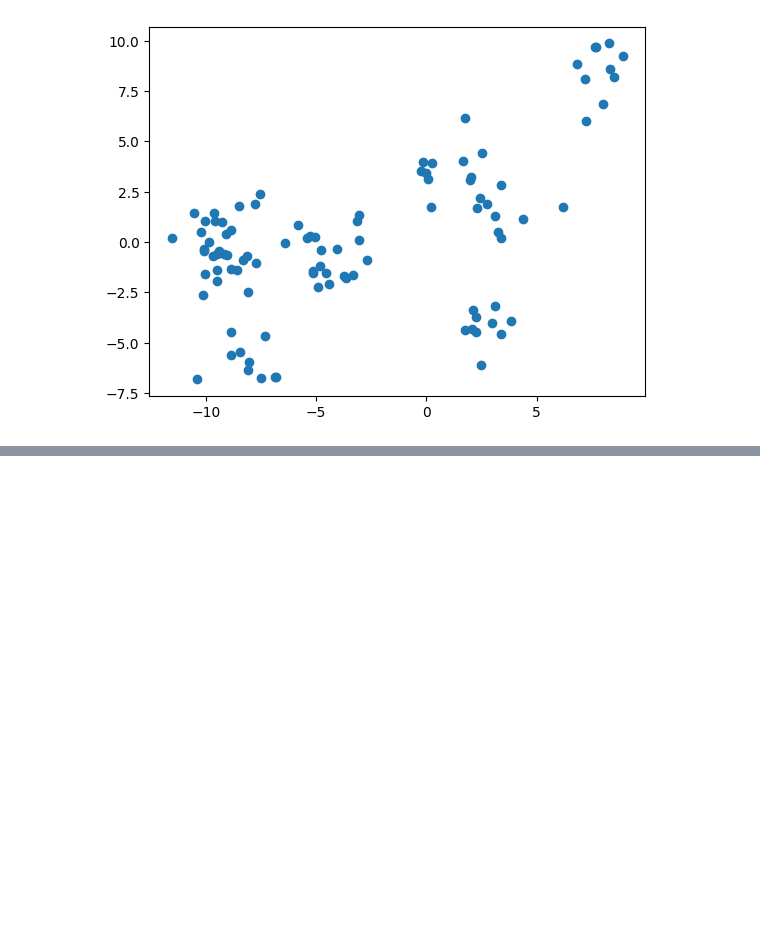
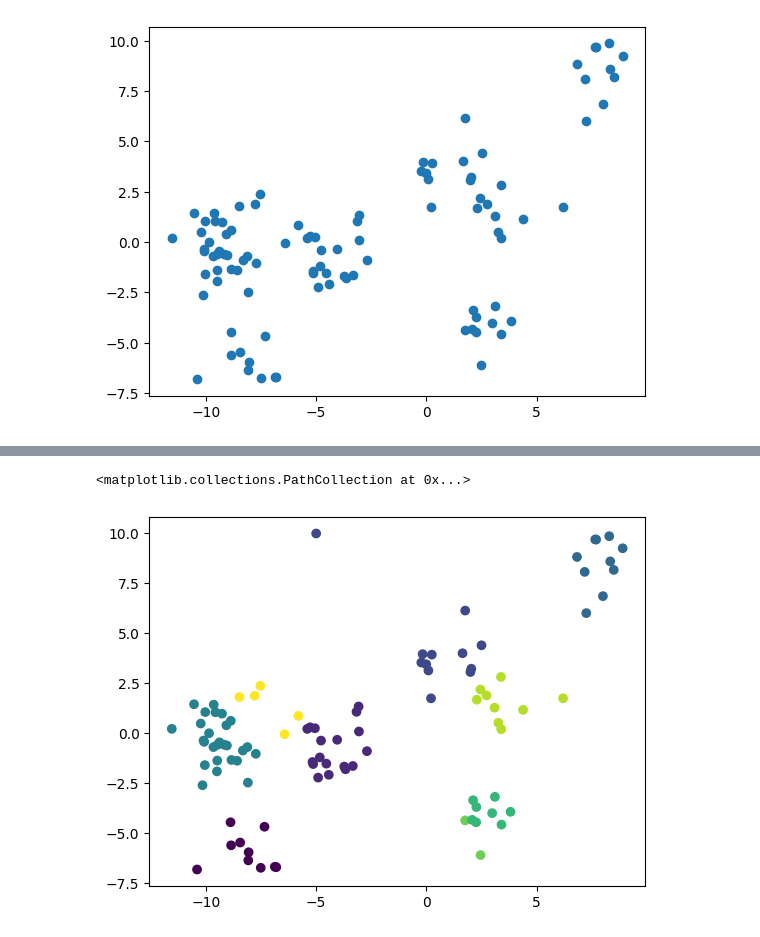
Before and after one commit to frankRenlf/pattern_recognition, a Jupyter notebook: ml/k-means.ipynb, the cells around one changed output, grey strips where cells are left out. Cells and saved outputs as stored; diff of their text form; code cells hidden in the pictures; blank space fills up the shorter version.

```diff
--- a/ml/k-means.ipynb
+++ b/ml/k-means.ipynb
@@ -73,0 +74,9 @@ plt.scatter(X[:, 0], X[:, 1], c=y_pred)
+# %%
+X = np.vstack((X, [-5, 10]))
+c, ca = model.fit(X, k=10)
+y_pred = np.squeeze(np.array(ca[:, 0]))
+# plt.scatter(X[:, 0], X[:, 1])
+plt.scatter(X[:, 0], X[:, 1], c=y_pred)
+# %% [output]
+<matplotlib.collections.PathCollection at 0x...>
+[figure, added]
```
Also changed, not shown: parts of 1 cell of this notebook.
